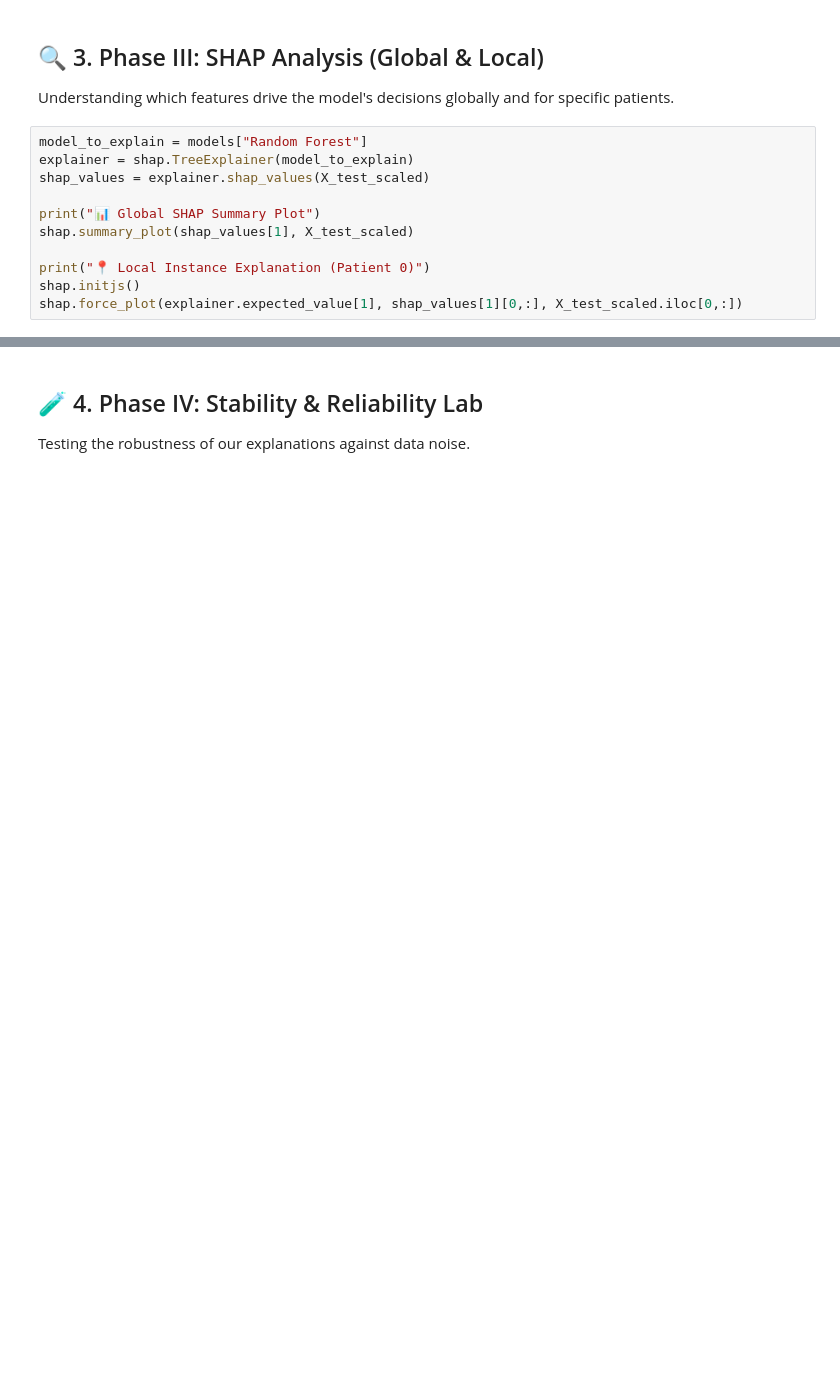
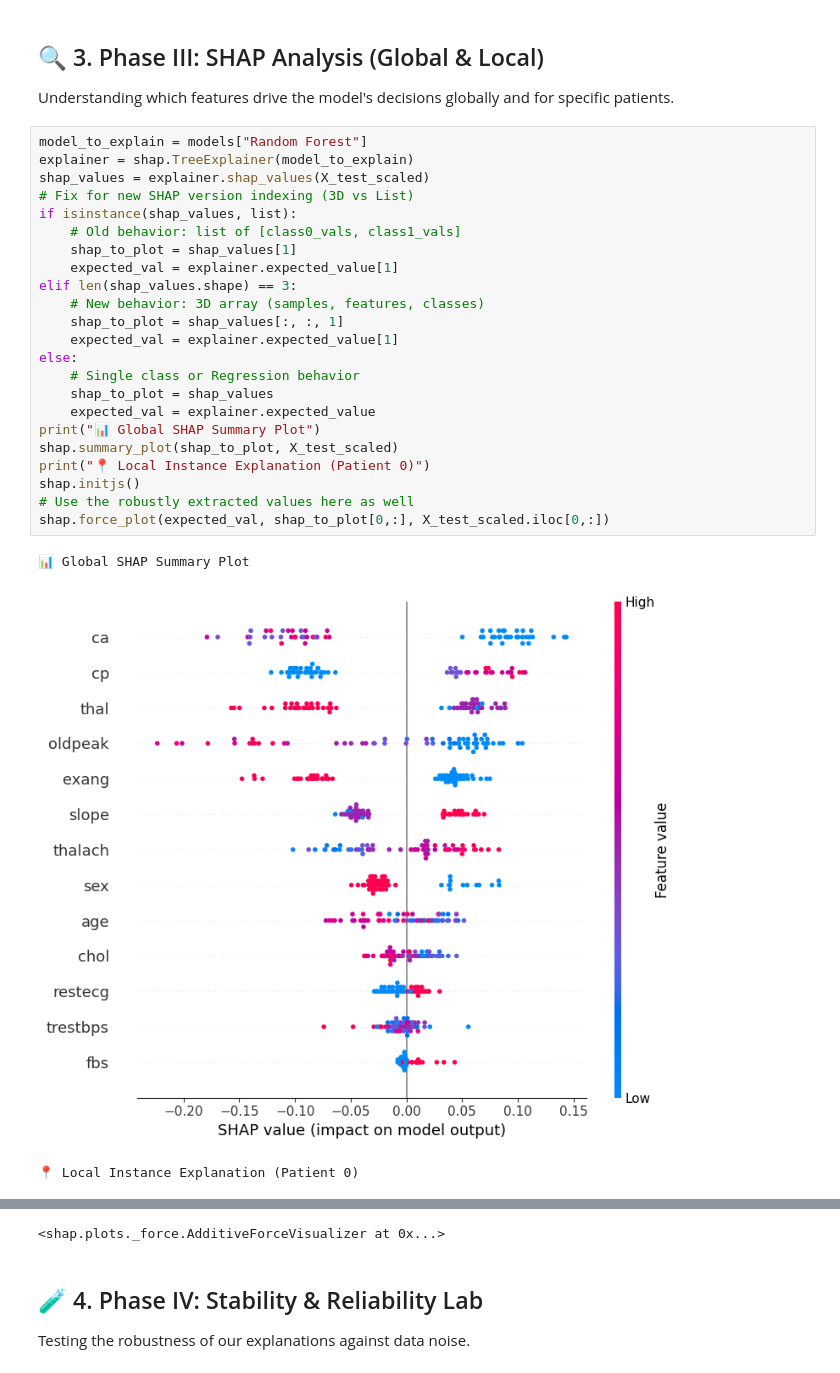
Before and after one commit to sarvesh-raam/explainable.ai, a Jupyter notebook: Explainable_AI_Research_Framework.ipynb, the cells around one changed output, grey strips where cells are left out. Drawn from its saved outputs; the diff is of its cells as text; blank space fills up the shorter version.

Commit message:
Fixed SHAP matrix indexing and stability function bug

```diff
--- a/Explainable_AI_Research_Framework.ipynb
+++ b/Explainable_AI_Research_Framework.ipynb
@@ -82,11 +90,27 @@ Understanding which features drive the model's decisions globally and for specif
 # %%
 model_to_explain = models["Random Forest"]
 explainer = shap.TreeExplainer(model_to_explain)
 shap_values = explainer.shap_values(X_test_scaled)
-
+# Fix for new SHAP version indexing (3D vs List)
+if isinstance(shap_values, list):
+    # Old behavior: list of [class0_vals, class1_vals]
+    shap_to_plot = shap_values[1]
+    expected_val = explainer.expected_value[1]
+elif len(shap_values.shape) == 3:
+    # New behavior: 3D array (samples, features, classes)
+    shap_to_plot = shap_values[:, :, 1]
+    expected_val = explainer.expected_value[1]
+else:
+    # Single class or Regression behavior
+    shap_to_plot = shap_values
+    expected_val = explainer.expected_value
 print("📊 Global SHAP Summary Plot")
-shap.summary_plot(shap_values[1], X_test_scaled)
-
+shap.summary_plot(shap_to_plot, X_test_scaled)
 print("📍 Local Instance Explanation (Patient 0)")
 shap.initjs()
-shap.force_plot(explainer.expected_value[1], shap_values[1][0,:], X_test_scaled.iloc[0,:])
+# Use the robustly extracted values here as well
+shap.force_plot(expected_val, shap_to_plot[0,:], X_test_scaled.iloc[0,:])
+# %% [output]
+📊 Global SHAP Summary Plot
+[figure, added]
+📍 Local Instance Explanation (Patient 0)
@@ -93,3 +118,4 @@ shap.force_plot(explainer.expected_value[1], shap_values[1][0,:], X_test_scaled.
+<shap.plots._force.AdditiveForceVisualizer at 0x...>
 # %% [markdown]
 ## 🧪 4. Phase IV: Stability & Reliability Lab
 Testing the robustness of our explanations against data noise.
```
Also changed, not shown: parts of 4 cells of this notebook.
